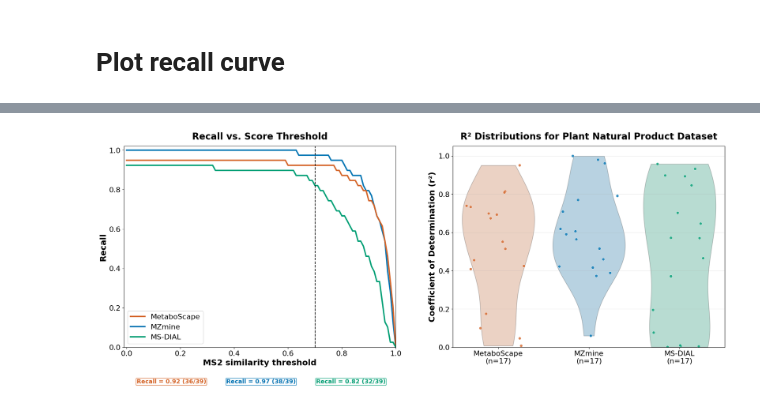
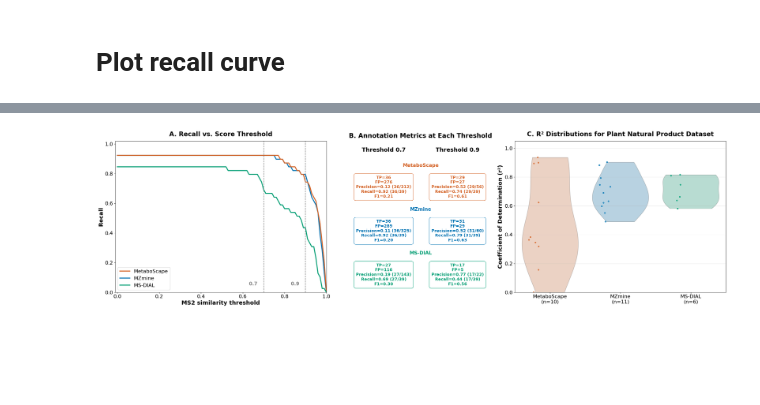
Before and after one commit to enveda/tims-bench, a Jupyter notebook: notebooks/06a_plant_spikein_base_metrics.ipynb, the cells around one changed output, grey strips where cells are left out. Drawn from its saved outputs; the diff is of its cells as text; code cells hidden in the pictures; blank space fills up the shorter version.

Commit message:
update notebooks and figures

```diff
--- a/notebooks/06a_plant_spikein_base_metrics.ipynb
+++ b/notebooks/06a_plant_spikein_base_metrics.ipynb
@@ -35,4 +31,5 @@ plant_spikein_library_data["inchikey_2d"].nunique()
 merged_feature_tables = load_all_feature_tables(
     ["../data/groundtruth_dataset/plant_spikein"],
     annotation_subfolder="annotated_spectral_entropy",
+    blank_subtracted=True,
 )
@@ -55,12 +56,21 @@ plot_true_positive_overlap(
 # %% [markdown]
 # Plot recall curve
 # %%
-score_range, precision_recall_curves, confusion_matrix_data = (
-    compute_precision_recall_data(
+SCORE_THRESHOLDS = (0.7, 0.9)
+
+score_range, precision_recall_curves = None, None
+confusion_matrix_data_by_threshold = {}
+for score_threshold in SCORE_THRESHOLDS:
+    (
+        score_range,
+        precision_recall_curves,
+        confusion_matrix_data_by_threshold[score_threshold],
+    ) = compute_precision_recall_data(
         merged_feature_tables=merged_feature_tables,
         ground_truth_data=plant_spikein_library_data,
-        score_threshold=0.7,
+        score_threshold=score_threshold,
     )
-)
+
+confusion_matrix_data = confusion_matrix_data_by_threshold[0.7]
 # %% [output]
 Number of unique true InChIKeys (14-character): 39
@@ -88,34 +84,44 @@ r2_values = compute_r2_values_for_plant_spikein(
     score_threshold=0.7,
 )
 # %%
-fig, axes = plt.subplots(1, 2, figsize=(20, 8))
+# Panel B holds text rather than data, so it needs less width than the two plotted panels.
+fig, axes = plt.subplots(
+    1, 3, figsize=(28, 8), gridspec_kw={"width_ratios": [1, 0.7, 1]}
+)
 
+# The per-tool metric boxes move into panel B, so the curve panel only carries the two
+# threshold markers.
 plot_specific_pr_curves(
     score_range,
     precision_recall_curves,
     confusion_matrix_data,
     x_var="score",
     y_var="recall",
     confusion_matrix_threshold=0.7,
-    title="Recall vs. Score Threshold",
+    title="A. Recall vs. Score Threshold",
     fig_size=(10, 8),
     ax=axes[0],
+    threshold_lines=list(SCORE_THRESHOLDS),
+    show_metric_boxes=False,
+)
+
+plot_metric_boxes(
+    confusion_matrix_data_by_threshold,
+    title="B. Annotation Metrics at Each Threshold",
+    ax=axes[1],
 )
 
 plot_r2_distribution(
     r2_values,
     significant_only=False,
     significance_threshold=0.05,
-    title="R² Distributions for Plant Natural Product Dataset",
+    title="C. R² Distributions for Plant Natural Product Dataset",
     figsize=(10, 8),
-    ax=axes[1],
+    ax=axes[2],
 )
-
-# add spacing between subplots and save the combined figure
-fig.subplots_adjust(wspace=10)
 
 plt.tight_layout()
 plt.savefig("../figures/figure_5.png", dpi=400, bbox_inches="tight")
 plt.show()
 # %% [output]
-[figure, old version]
+[figure, new version]
```
Also changed, not shown: parts of 7 cells of this notebook, 12 other files.
